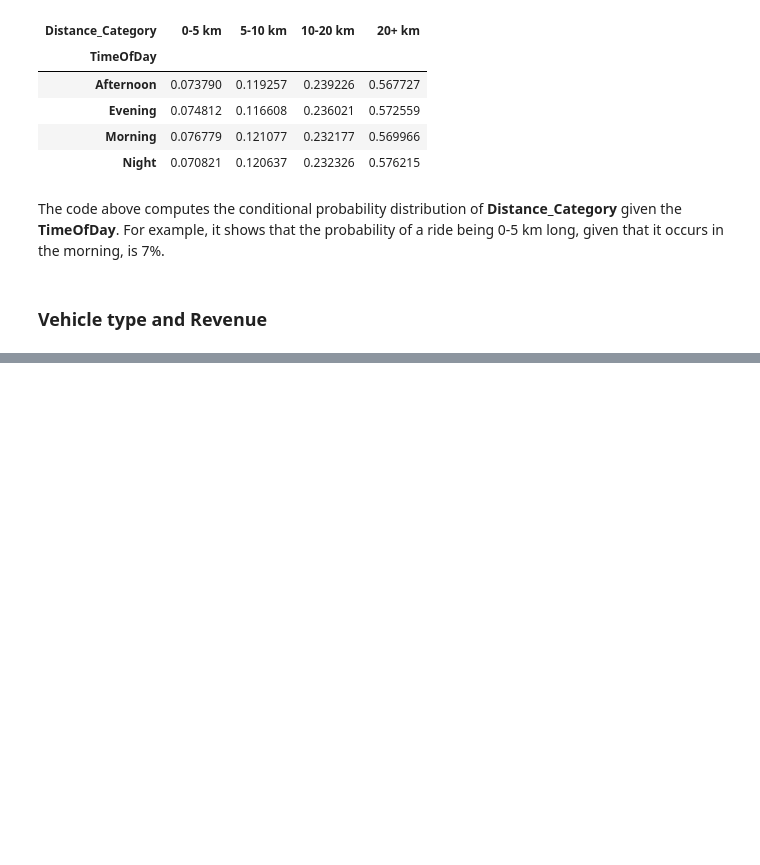
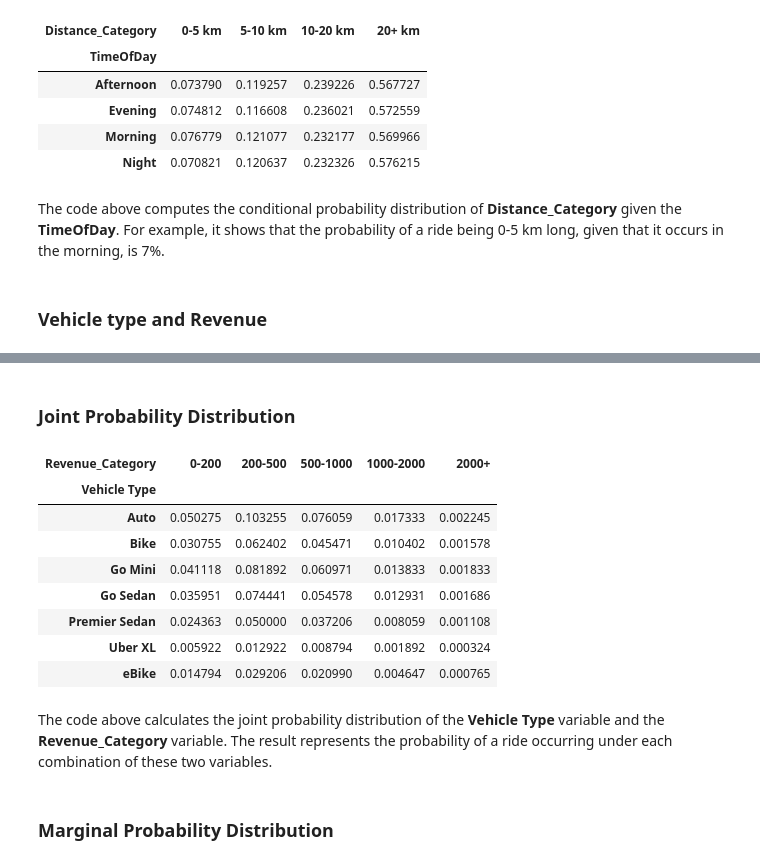
Before and after one commit to thejjeanjjorge/Portfolio, a Jupyter notebook: notebooks/uber/uber.ipynb, the cells around one changed output, grey strips where cells are left out. Cells and saved outputs as stored; diff of their text form; code cells hidden in the pictures; blank space fills up the shorter version.

```diff
--- a/notebooks/uber/uber.ipynb
+++ b/notebooks/uber/uber.ipynb
@@ -535,3 +535,11 @@ cond_dist_given_time
 The code above computes the conditional probability distribution of **Distance_Category** given the **TimeOfDay**. For example, it shows that the probability of a ride being 0-5 km long, given that it occurs in the morning, is 7%.
 # %% [markdown]
 ### Vehicle type and Revenue
+# %%
+# Creating categories to calc prob more easily
+df['Revenue_Category'] = pd.cut(
+    df['Booking Value'],
+    bins=[0, 200, 500, 1000, 2000, 5000],
+    labels=['0-200', '200-500', '500-1000', '1000-2000', '2000+']
+)
+df['Revenue_Category'].head()
@@ -537,0 +561,20 @@ The code above computes the conditional probability distribution of **Distance_C
+# %% [markdown]
+### Joint Probability Distribution
+# %%
+# Joint Probability Distribution
+joint_vehicle_revenue = pd.crosstab(df['Vehicle Type'], df['Revenue_Category'], normalize='all')
+joint_vehicle_revenue
+# %% [output]
+| Revenue_Category | 0-200 | 200-500 | 500-1000 | 1000-2000 | 2000+ |
+| Vehicle Type |  |  |  |  |  |
+| Auto | 0.050275 | 0.103255 | 0.076059 | 0.017333 | 0.002245 |
+| Bike | 0.030755 | 0.062402 | 0.045471 | 0.010402 | 0.001578 |
+| Go Mini | 0.041118 | 0.081892 | 0.060971 | 0.013833 | 0.001833 |
+| Go Sedan | 0.035951 | 0.074441 | 0.054578 | 0.012931 | 0.001686 |
+| Premier Sedan | 0.024363 | 0.050000 | 0.037206 | 0.008059 | 0.001108 |
+| Uber XL | 0.005922 | 0.012922 | 0.008794 | 0.001892 | 0.000324 |
+| eBike | 0.014794 | 0.029206 | 0.020990 | 0.004647 | 0.000765 |
+# %% [markdown]
+The code above calculates the joint probability distribution of the **Vehicle Type** variable and the **Revenue_Category** variable. The result represents the probability of a ride occurring under each combination of these two variables.
+# %% [markdown]
+### Marginal Probability Distribution
```
Also changed, not shown: parts of 7 cells of this notebook.
